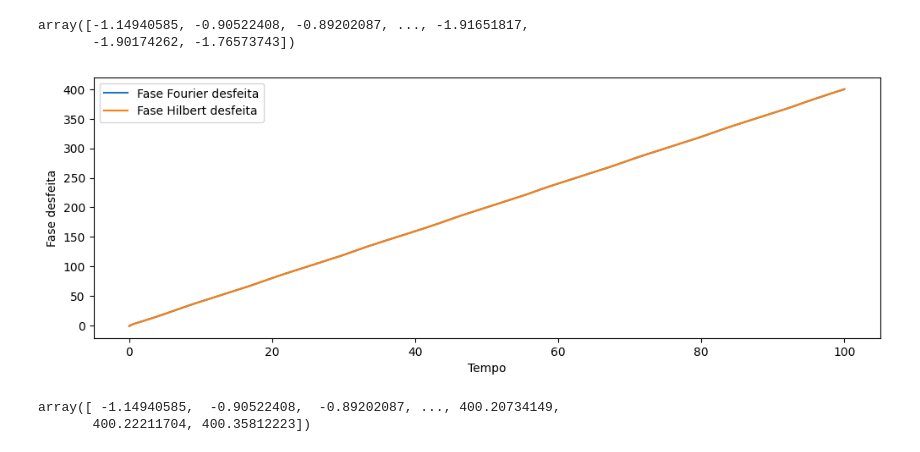
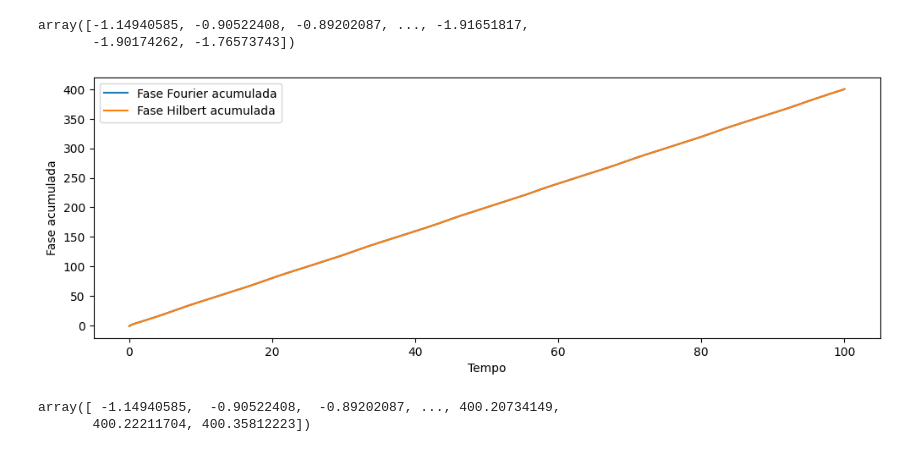
Before and after one commit to vidomirana/Analise-Sincronia-SeriesTemporais-Soja, a Jupyter notebook: Processamento_Sinais.ipynb, the cells around one changed output. Saved outputs shown, nothing was run; the diff lists cells and outputs as text; code cells hidden in the pictures.

```diff
--- a/Processamento_Sinais.ipynb
+++ b/Processamento_Sinais.ipynb
@@ -67,16 +68,16 @@ array([-1.14940585, -0.90522408, -0.89202087, ..., -1.91651817,
 # %%
 unwrapped_phase = np.unwrap(fase)
 unwrapped_phase_hilbert = np.unwrap(fase_hilbert)
 
 plt.figure(figsize=(12,4))
-plt.ylabel('Fase desfeita')
+plt.ylabel('Fase acumulada')
 plt.xlabel('Tempo')
-plt.plot(t, unwrapped_phase, label='Fase Fourier desfeita')
-plt.plot(t, unwrapped_phase_hilbert, label='Fase Hilbert desfeita')
+plt.plot(t, unwrapped_phase, label='Fase Fourier acumulada')
+plt.plot(t, unwrapped_phase_hilbert, label='Fase Hilbert acumulada')
 plt.legend()
 plt.show()
 # %% [output]
-[figure, old version]
+[figure, new version]
 # %%
 unwrapped_phase_hilbert
 # %% [output]
```
Also changed, not shown: parts of 4 cells of this notebook.
